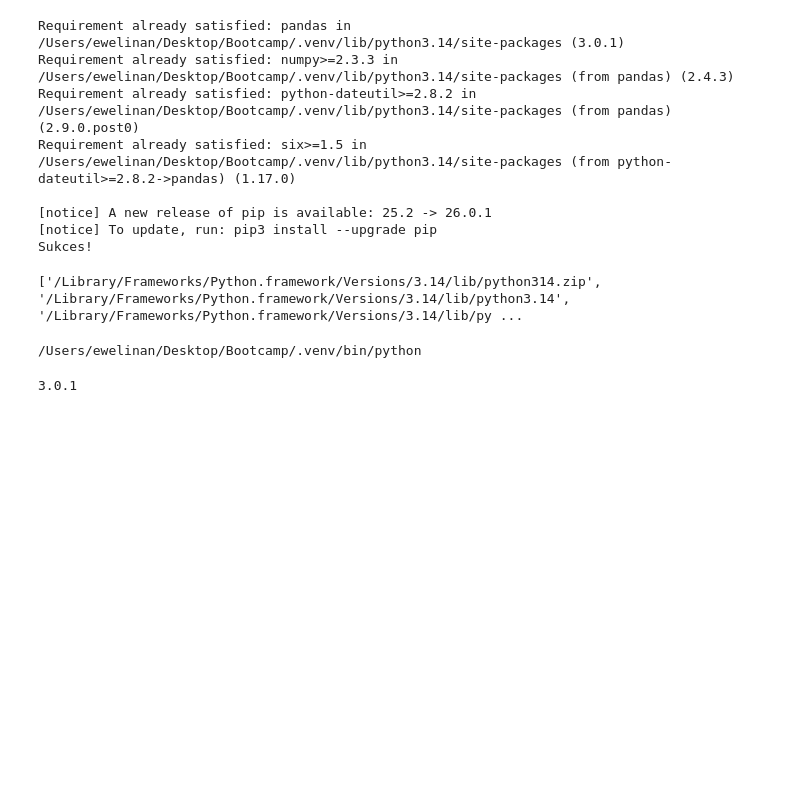
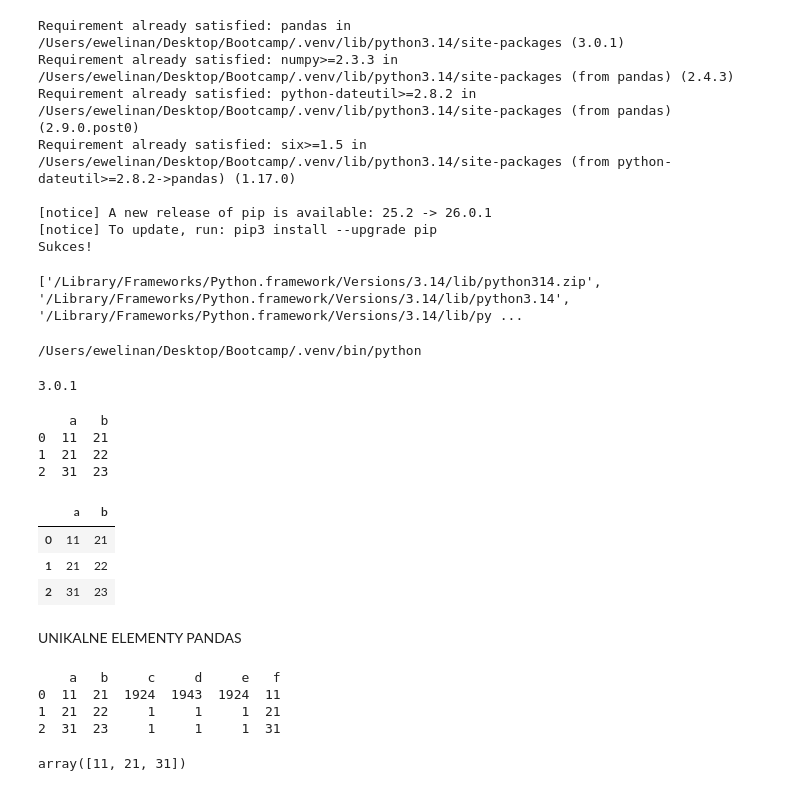
Before and after one commit to EwelinaNiewczas00/end-to-end-data-science, a Jupyter notebook: Python_DataCamp.ipynb, the cells around one changed output. Cells and saved outputs as stored; diff of their text form; code cells hidden in the pictures; blank space fills up the shorter version.

```diff
--- a/Python_DataCamp.ipynb
+++ b/Python_DataCamp.ipynb
@@ -729,3 +729,34 @@ print(pd.__version__)
 import pandas as pd
 
 df = pd.DataFrame({"a": [11, 21, 31], "b": [21, 22, 23]})
+print(df)
+# %% [output]
+    a   b
+0  11  21
+1  21  22
+2  31  23
+# %%
+import pandas as banana
+
+df=banana.DataFrame({'a':[11,21,31],'b':[21,22,23]})
+
+df.head()
+# %% [output]
+|  | a | b |
+| 0 | 11 | 21 |
+| 1 | 21 | 22 |
+| 2 | 31 | 23 |
+# %% [markdown]
+UNIKALNE ELEMENTY PANDAS
+# %%
+import pandas as banana
+
+df=banana.DataFrame({'a':[11,21,31],'b':[21,22,23],'c':[1924,1,1],'d':[1943,1,1],'e':[1924,1,1],'f':[11,21,31]})
+print(df)
+df["a"].unique()
+# %% [output]
+    a   b     c     d     e   f
+0  11  21  1924  1943  1924  11
+1  21  22     1     1     1  21
+2  31  23     1     1     1  31
+array([11, 21, 31])
```
Also changed, not shown: parts of 19 cells of this notebook.
